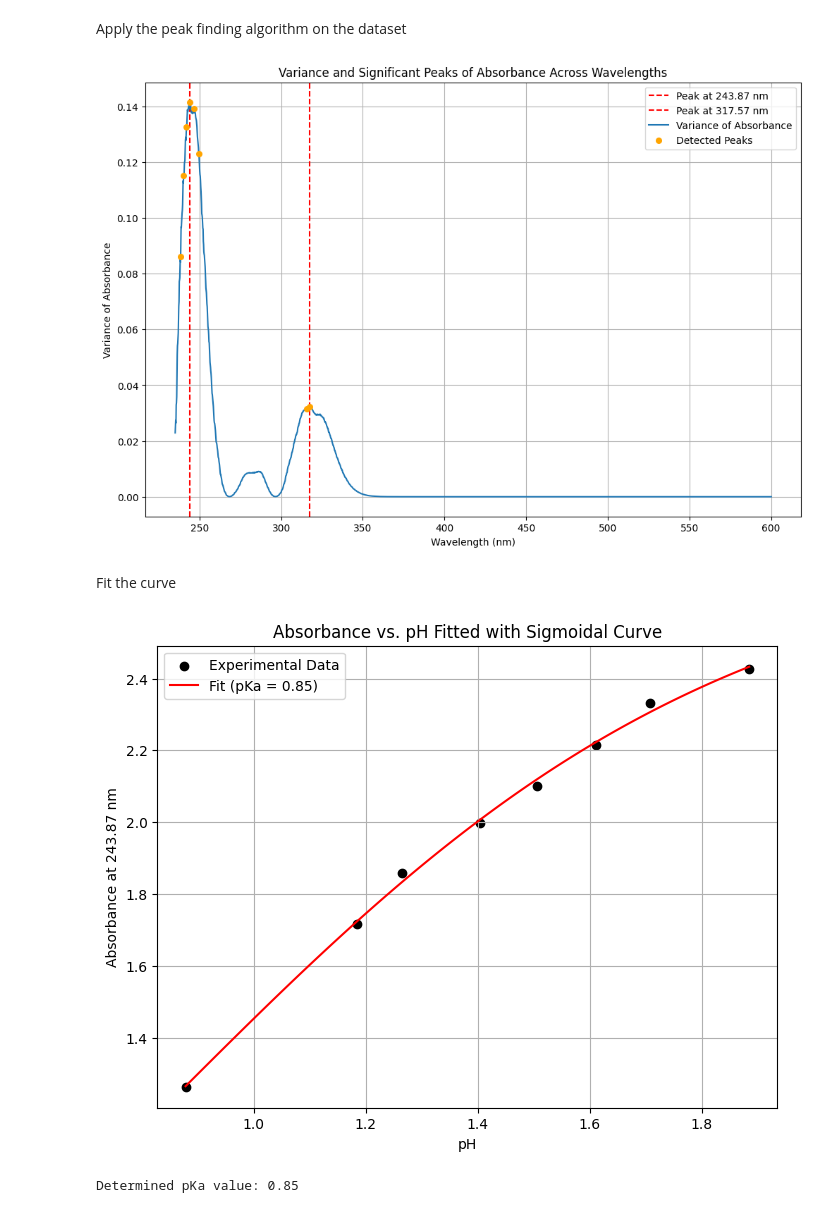
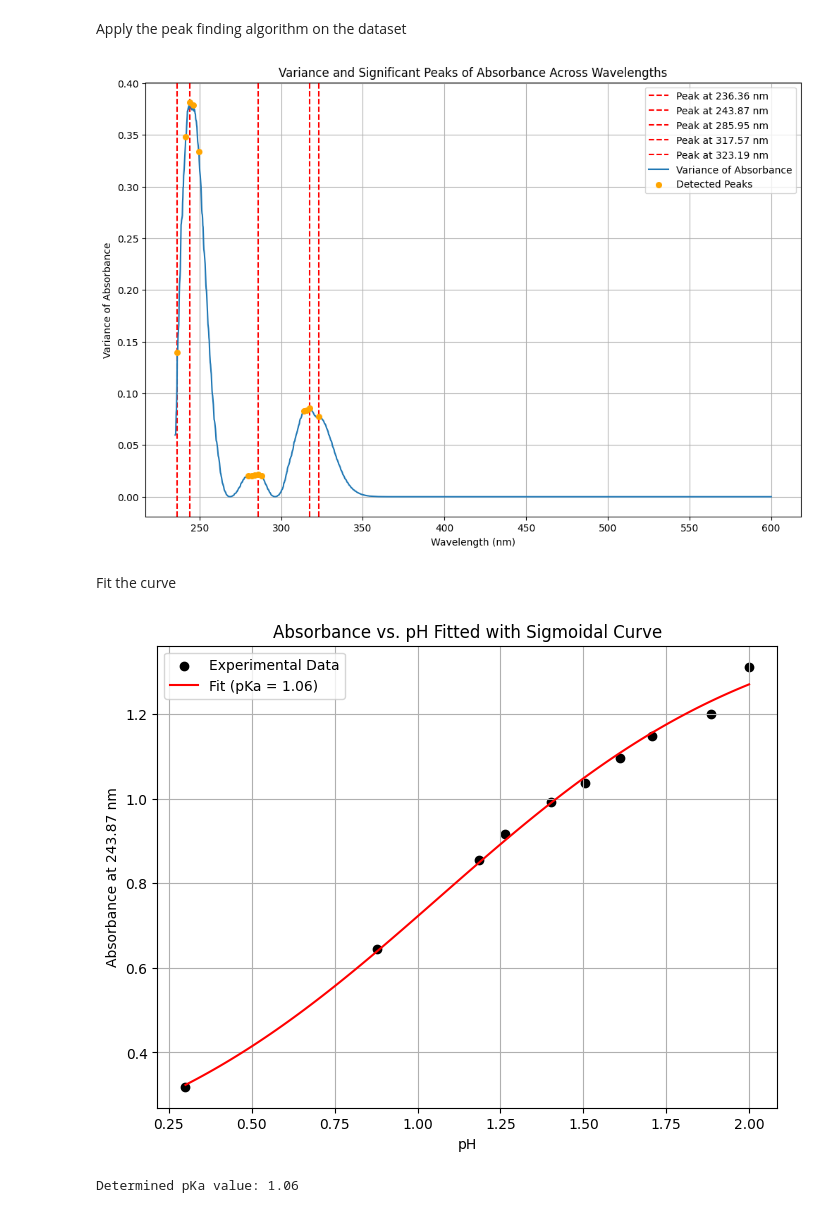
Before and after one commit to yulimy0113/durham_mds, a Jupyter notebook: process/Sample_data_training.ipynb, the cells around one changed output. Drawn from its saved outputs; the diff is of its cells as text; code cells hidden in the pictures.

```diff
--- a/process/Sample_data_training.ipynb
+++ b/process/Sample_data_training.ipynb
@@ -95,7 +95,7 @@ for col in df_new.columns:
 
         # Apply mask
         df_new.loc[~mask, [col, absorbance_col]] = None
-df_filtered = df_new.drop(columns=['500 mm hcl_Wavelength', '500 mm hcl_Absorbance', '60 mm hcl_Wavelength', '60 mm hcl_Absorbance', '10%FB phosphoric acid_Absorbance', '10%FB phosphoric acid_Wavelength'], errors='ignore')
+df_filtered = df_new.drop(columns=[ '60 mm hcl_Wavelength', '60 mm hcl_Absorbance'], errors='ignore')
 # %% [markdown]
 Print all the colour on the same graph
 # %%
@@ -138,7 +138,7 @@ grouped = df_reshaped.groupby('Wavelength')['Absorbance'].var()
 
 # Step 2: Find peaks in the variance
 from scipy.signal import find_peaks
-peaks, properties = find_peaks(grouped.values, height=np.percentile(grouped.values, 92), distance=10)
+peaks, properties = find_peaks(grouped.values, height=np.percentile(grouped.values, 80), distance=10)
 
 # Proceed only if peaks are found
 if len(peaks) > 0:
@@ -176,12 +176,13 @@ if len(peaks) > 0:
 else:
     print("No peaks were detected. Consider adjusting the height and distance parameters.")
 # %% [output]
-[figure, old version]
+[figure, new version]
 # %% [markdown]
 Fit the curve
 # %%
 # Assuming you have a mapping of pH values to conditions
 ph_data = {
+    '10%FB phosphoric acid' : 2,
     '10 mm hcl': 1.885,
     '15 mm hcl': 1.707,
     '20 mm hcl': 1.611,
@@ -190,6 +191,7 @@ ph_data = {
     '40 mm hcl': 1.264,
     '50 mm hcl': 1.184,
     '100 mm hcl': 0.878,
+    '500 mm hcl': 0.3
 }
 
 # Define the sigmoidal function
@@ -201,7 +203,7 @@ absorbance_values = []
 pH_values = []
 
 # Assuming the nearest to 243.87 nm is consistently formatted across all conditions
-target_wavelength = 243.87
+target_wavelength = 317.57
 for condition, pH in ph_data.items():
     # Generate the column name for each condition's absorbance
     column_name = f"{condition}_Absorbance"  # Adjust based on your actual column naming convention
@@ -210,32 +212,32 @@ for condition, pH in ph_data.items():
     # Get the absorbance at the closest wavelength
     absorbance_values.append(df_filtered.loc[closest_index, column_name])
     pH_values.append(pH)
 
 # Convert lists to numpy arrays for fitting
 absorbance_values = np.array(absorbance_values)
 pH_values = np.array(pH_values)
 
 # Fit the sigmoidal curve
 p0 = [6.5, max(absorbance_values) - min(absorbance_values), min(absorbance_values)]
 popt, pcov = curve_fit(sigmoid, pH_values, absorbance_values, p0, maxfev=5000)
 pKa_value = popt[0]
 
 # Generate pH range for plotting
 pH_fit = np.linspace(min(pH_values), max(pH_values), 100)
 fit_absorbance = sigmoid(pH_fit, *popt)
 
 # Plotting
 plt.figure(figsize=(8, 6))
 plt.scatter(pH_values, absorbance_values, color='black', label='Experimental Data')
 plt.plot(pH_fit, fit_absorbance, label=f'Fit (pKa = {pKa_value:.2f})', color='red')
 plt.xlabel('pH')
 plt.ylabel('Absorbance at 243.87 nm')
 plt.title('Absorbance vs. pH Fitted with Sigmoidal Curve')
 plt.legend(loc='upper left')
 plt.grid(True)
 plt.show()
 
 print(f'Determined pKa value: {pKa_value:.2f}')
 # %% [output]
-[figure, old version]
+[figure, new version]
-Determined pKa value: 0.85
+Determined pKa value: 1.06
```
Also changed, not shown: parts of 1 cell of this notebook, 7 other files.
